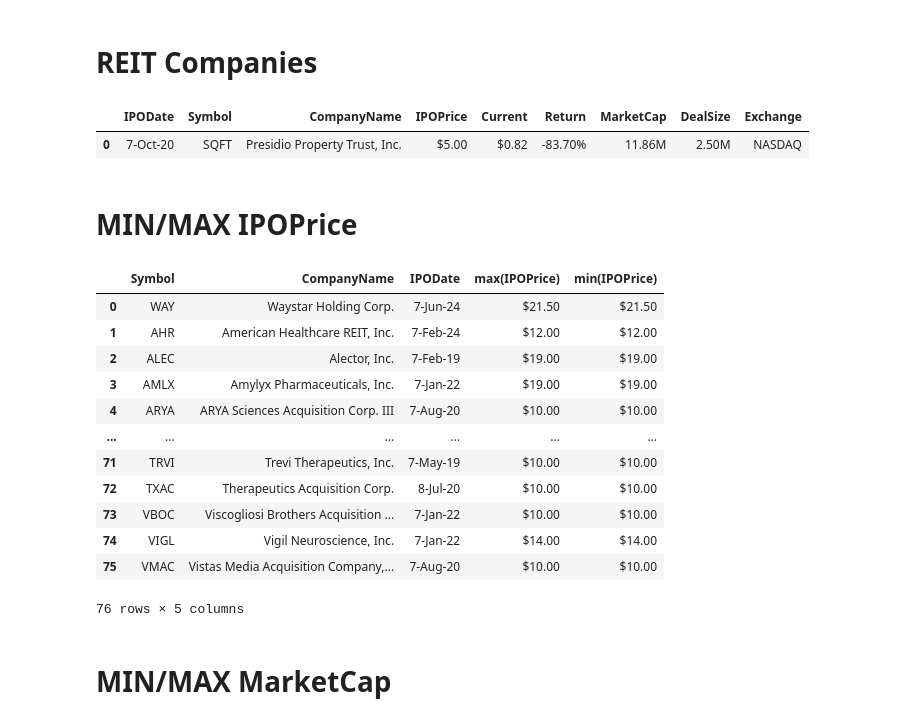
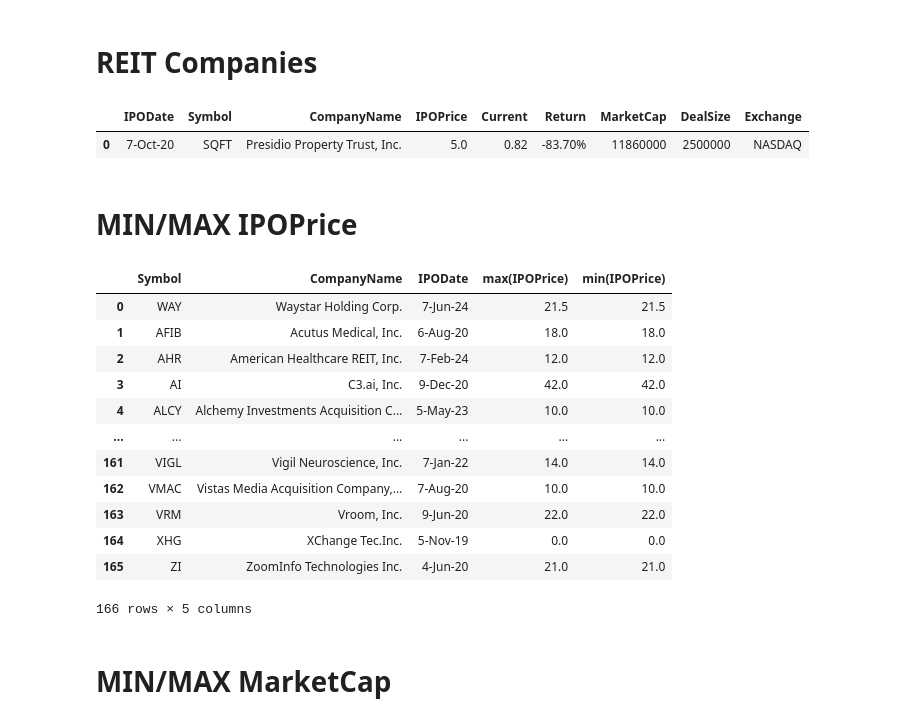
Before and after one commit to gavrilow/the-fremen, a Jupyter notebook: the-fremen.ipynb, the cells around one changed output. Cells and saved outputs as stored; diff of their text form; code cells hidden in the pictures.

```diff
--- a/the-fremen.ipynb
+++ b/the-fremen.ipynb
@@ -2,0 +3,18 @@
+# %%
+def convert_to_int(value):
+    if pd.isnull(value):
+        return 0
+    value = str(value)
+    if value.endswith('B'):
+        return int(float(value[:-1]) * 1_000_000_000)
+    elif value.endswith('M'):
+        return int(float(value[:-1]) * 1_000_000)
+    elif value.endswith('K'):
+        return int(float(value[:-1]) * 1_000)
+    return int(value)
+# %%
+def convert_to_float(value):
+    if pd.isnull(value):
+        return 0.0
+    else:
+        return round(float(value.replace('$', '').replace(',', '')), 2)
@@ -17,3 +46,18 @@ IPO.head()
 | 2 | 7-Jun-24 | CHEB | Chenghe Acquisition II Co. | $10.00 | $10.02 | 0.20% | 100.20M | 75.00M | NYSEAMERICAN |
 | 3 | 6-Jun-24 | GAUZ | Gauzy Ltd. | $17.00 | $15.74 | -7.41% | 295.29M | 75.00M | NASDAQ |
 | 4 | 6-Jun-24 | FLYE | Fly-E Group, Inc. | $4.00 | $4.00 | NaN | 100.00M | 9.00M | NASDAQ |
+# %%
+# Specify the columns that need conversion
+columns_to_convert = ['MarketCap', 'DealSize']
+columns_to_float_convert = ['IPOPrice', 'Current']
+
+# Convert specified columns to integer
+for column in columns_to_convert:
+    IPO[column] = IPO[column].apply(convert_to_int)
+
+# Convert specified columns to float
+for column in columns_to_float_convert:
+    IPO[column] = IPO[column].apply(convert_to_float)
+
+# Print the DataFrame to verify the conversion
+IPO.head()
@@ -53,9 +110,6 @@ display(result)
 # %% [markdown]
 # REIT Companies
 # %%
-start_date = '6-Jun-00'
-end_date = '8-Jun-24'
-
 query = f"""
 Select *
 from IPO
@@ -67,36 +121,33 @@ result = psql.sqldf(query, locals())
 display(result)
 # %% [output]
 |  | IPODate | Symbol | CompanyName | IPOPrice | Current | Return | MarketCap | DealSize | Exchange |
-| 0 | 7-Oct-20 | SQFT | Presidio Property Trust, Inc. | $5.00 | $0.82 | -83.70% | 11.86M | 2.50M | NASDAQ |
+| 0 | 7-Oct-20 | SQFT | Presidio Property Trust, Inc. | 5.0 | 0.82 | -83.70% | 11860000 | 2500000 | NASDAQ |
 # %% [markdown]
 # MIN/MAX IPOPrice
 # %%
-start_date = '6-Jun-00'
-end_date = '8-Jun-24'
-
 query = f"""
 Select Symbol, CompanyName, IPODate, max(IPOPrice), min(IPOPrice)
 from IPO
 where IPODate between '{start_date}' AND '{end_date}'
 group by Symbol, CompanyName, IPODate, Exchange
 """
 
 result = psql.sqldf(query, locals())
 display(result)
 # %% [output]
 |  | Symbol | CompanyName | IPODate | max(IPOPrice) | min(IPOPrice) |
-| 0 | WAY | Waystar Holding Corp. | 7-Jun-24 | $21.50 | $21.50 |
-| 1 | AHR | American Healthcare REIT, Inc. | 7-Feb-24 | $12.00 | $12.00 |
-| 2 | ALEC | Alector, Inc. | 7-Feb-19 | $19.00 | $19.00 |
-| 3 | AMLX | Amylyx Pharmaceuticals, Inc. | 7-Jan-22 | $19.00 | $19.00 |
-| 4 | ARYA | ARYA Sciences Acquisition Corp. III | 7-Aug-20 | $10.00 | $10.00 |
+| 0 | WAY | Waystar Holding Corp. | 7-Jun-24 | 21.5 | 21.5 |
+| 1 | AFIB | Acutus Medical, Inc. | 6-Aug-20 | 18.0 | 18.0 |
+| 2 | AHR | American Healthcare REIT, Inc. | 7-Feb-24 | 12.0 | 12.0 |
+| 3 | AI | C3.ai, Inc. | 9-Dec-20 | 42.0 | 42.0 |
+| 4 | ALCY | Alchemy Investments Acquisition C... | 5-May-23 | 10.0 | 10.0 |
 | ... | ... | ... | ... | ... | ... |
-| 71 | TRVI | Trevi Therapeutics, Inc. | 7-May-19 | $10.00 | $10.00 |
-| 72 | TXAC | Therapeutics Acquisition Corp. | 8-Jul-20 | $10.00 | $10.00 |
-| 73 | VBOC | Viscogliosi Brothers Acquisition ... | 7-Jan-22 | $10.00 | $10.00 |
-| 74 | VIGL | Vigil Neuroscience, Inc. | 7-Jan-22 | $14.00 | $14.00 |
-| 75 | VMAC | Vistas Media Acquisition Company,... | 7-Aug-20 | $10.00 | $10.00 |
+| 161 | VIGL | Vigil Neuroscience, Inc. | 7-Jan-22 | 14.0 | 14.0 |
+| 162 | VMAC | Vistas Media Acquisition Company,... | 7-Aug-20 | 10.0 | 10.0 |
+| 163 | VRM | Vroom, Inc. | 9-Jun-20 | 22.0 | 22.0 |
+| 164 | XHG | XChange Tec.Inc. | 5-Nov-19 | 0.0 | 0.0 |
+| 165 | ZI | ZoomInfo Technologies Inc. | 4-Jun-20 | 21.0 | 21.0 |
-76 rows × 5 columns
+166 rows × 5 columns
 # %% [markdown]
 # MIN/MAX MarketCap
 # %%
```
Also changed, not shown: parts of 14 cells of this notebook.
